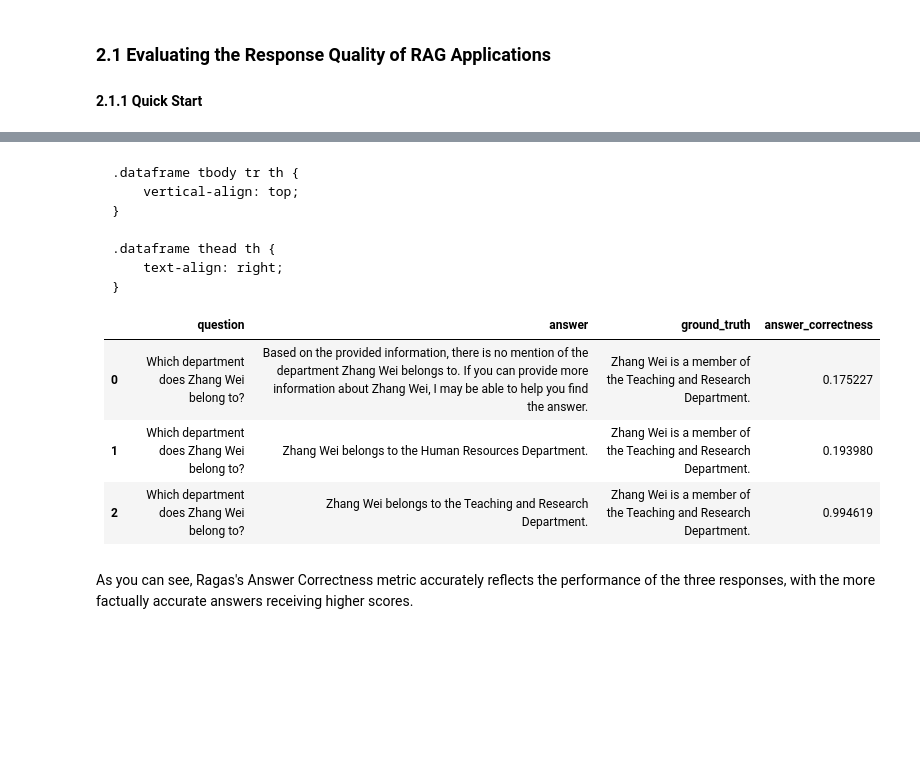
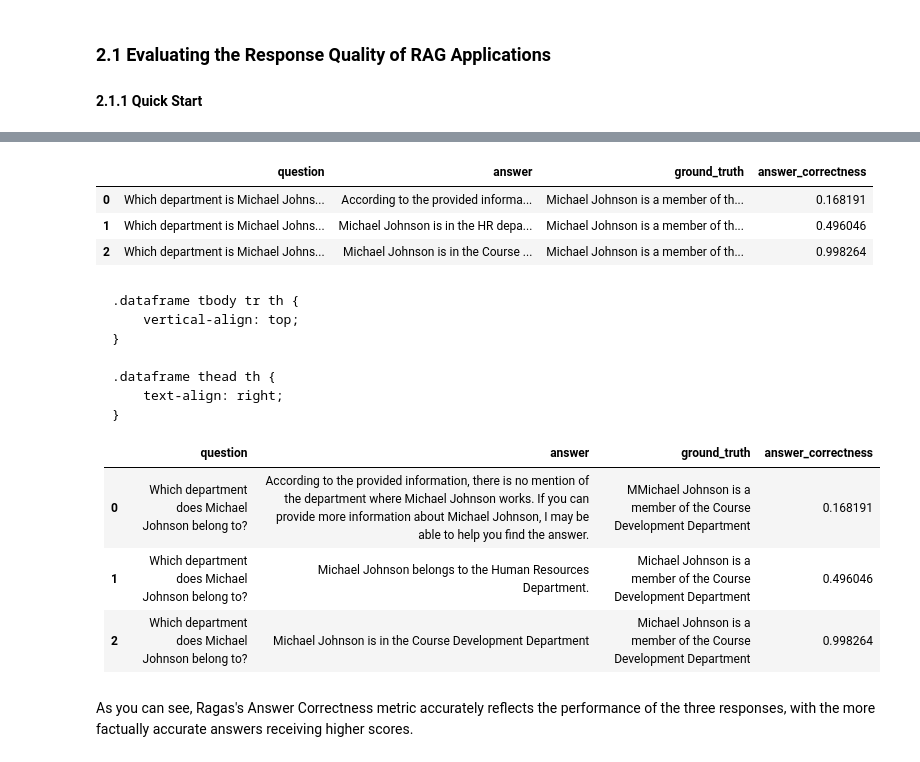
Before and after one commit to chenkai66/ACPCourseDevelop, a Jupyter notebook: p2_Build LLM Q&A System/2_4_Automate_Evaluation_of_FAQ_Bot_Performance.ipynb, the cells around one changed output, grey strips where cells are left out. Saved outputs shown, nothing was run; the diff lists cells and outputs as text; code cells hidden in the pictures; blank space fills up the shorter version.

```diff
--- a/p2_Build LLM Q&A System/2_4_Automate_Evaluation_of_FAQ_Bot_Performance.ipynb
+++ b/p2_Build LLM Q&A System/2_4_Automate_Evaluation_of_FAQ_Bot_Performance.ipynb
@@ -156,36 +217,41 @@ We can then run the following code to calculate the score for response accuracy
 # %%
 from langchain_community.llms.tongyi import Tongyi
 from langchain_community.embeddings import DashScopeEmbeddings
 from datasets import Dataset
 from ragas import evaluate
 from ragas.metrics import answer_correctness
 
 data_samples = {
     'question': [
-        'Which department is Zhang Wei in?',
-        'Which department is Zhang Wei in?',
-        'Which department is Zhang Wei in?'
+        'Which department is Michael Johnson in?',
+        'Which department is Michael Johnson in?',
+        'Which department is Michael Johnson in?'
     ],
     'answer': [
-        'According to the provided information, there is no mention of the department where Zhang Wei works. If you can provide more information about Zhang Wei, I may be able to help you find the answer.',
-        'Zhang Wei is in the HR department',
-        'Zhang Wei is in the Teaching and Research Department'
+        'According to the provided information, there is no mention of the department where Michael Johnson works. If you can provide more information about Michael Johnson, I may be able to help you find the answer.',
+        'Michael Johnson is in the HR department',
+        'Michael Johnson is in the Course Development Department'
     ],
     'ground_truth':[
-        'Zhang Wei is a member of the Teaching and Research Department',
-        'Zhang Wei is a member of the Teaching and Research Department',
-        'Zhang Wei is a member of the Teaching and Research Department'
+        'Michael Johnson is a member of the Course Development Department',
+        'Michael Johnson is a member of the Course Development Department',
+        'Michael Johnson is a member of the Course Development Department'
     ]
 }
 
 dataset = Dataset.from_dict(data_samples)
 score = evaluate(
     dataset = dataset,
     metrics=[answer_correctness],
     llm=Tongyi(model_name="qwen-plus-0919"),
     embeddings=DashScopeEmbeddings(model="text-embedding-v3")
 )
 score.to_pandas()
+# %% [output]
+|  | question | answer | ground_truth | answer_correctness |
+| 0 | Which department is Michael Johns... | According to the provided informa... | Michael Johnson is a member of th... | 0.168191 |
+| 1 | Which department is Michael Johns... | Michael Johnson is in the HR depa... | Michael Johnson is a member of th... | 0.496046 |
+| 2 | Which department is Michael Johns... | Michael Johnson is in the Course ... | Michael Johnson is a member of th... | 0.998264 |
 # %% [markdown]
 <div>
 <style scoped>
@@ -214,24 +280,25 @@ score.to_pandas()
   <tbody>
     <tr>
       <th>0</th>
-      <td>Which department does Zhang Wei belong to?</td>
-      <td>Based on the provided information, there is no mention of the department Zhang Wei belongs to. If you can provide more information about Zhang Wei, I may be able to help you find the answer.</td>
-      <td>Zhang Wei is a member of the Teaching and Research Department.</td>
-      <td>0.175227</td>
+      <td>Which department does Michael Johnson belong to?</td>
+      <td>According to the provided information, there is no mention of the department where Michael Johnson works. If you can provide more information about Michael Johnson, I may be able to help you find the answer.</td>
+      <td>MMichael Johnson is a member of the Course Development Department</td>
+      <td>0.168191</td>
     </tr>
     <tr>
       <th>1</th>
-      <td>Which department does Zhang Wei belong to?</td>
-      <td>Zhang Wei belongs to the Human Resources Department.</td>
-      <td>Zhang Wei is a member of the Teaching and Research Department.</td>
-      <td>0.193980</td>
+      <td>Which department does Michael Johnson belong to?</td>
+      <td>Michael Johnson belongs to the Human Resources Department.</td>
+      <td>Michael Johnson is a member of the Course Development Department</td>
+      <td>0.496046</td>
     </tr>
     <tr>
       <th>2</th>
-      <td>Which department does Zhang Wei belong to?</td>
-      <td>Zhang Wei belongs to the Teaching and Research Department.</td>
-      <td>Zhang Wei is a member of the Teaching and Research Department.</td>
-      <td>0.994619</td>
+      <td>Which department does Michael Johnson belong to?</td>
+      <td>Michael Johnson is in the Course Development Department</td>
+      <td>Michael Johnson is a member of the Course Development Department</td>
+      <td>0.998264
+</td>
     </tr>
   </tbody>
 </table>
```
Also changed, not shown: parts of 25 cells of this notebook, 12 other files.
